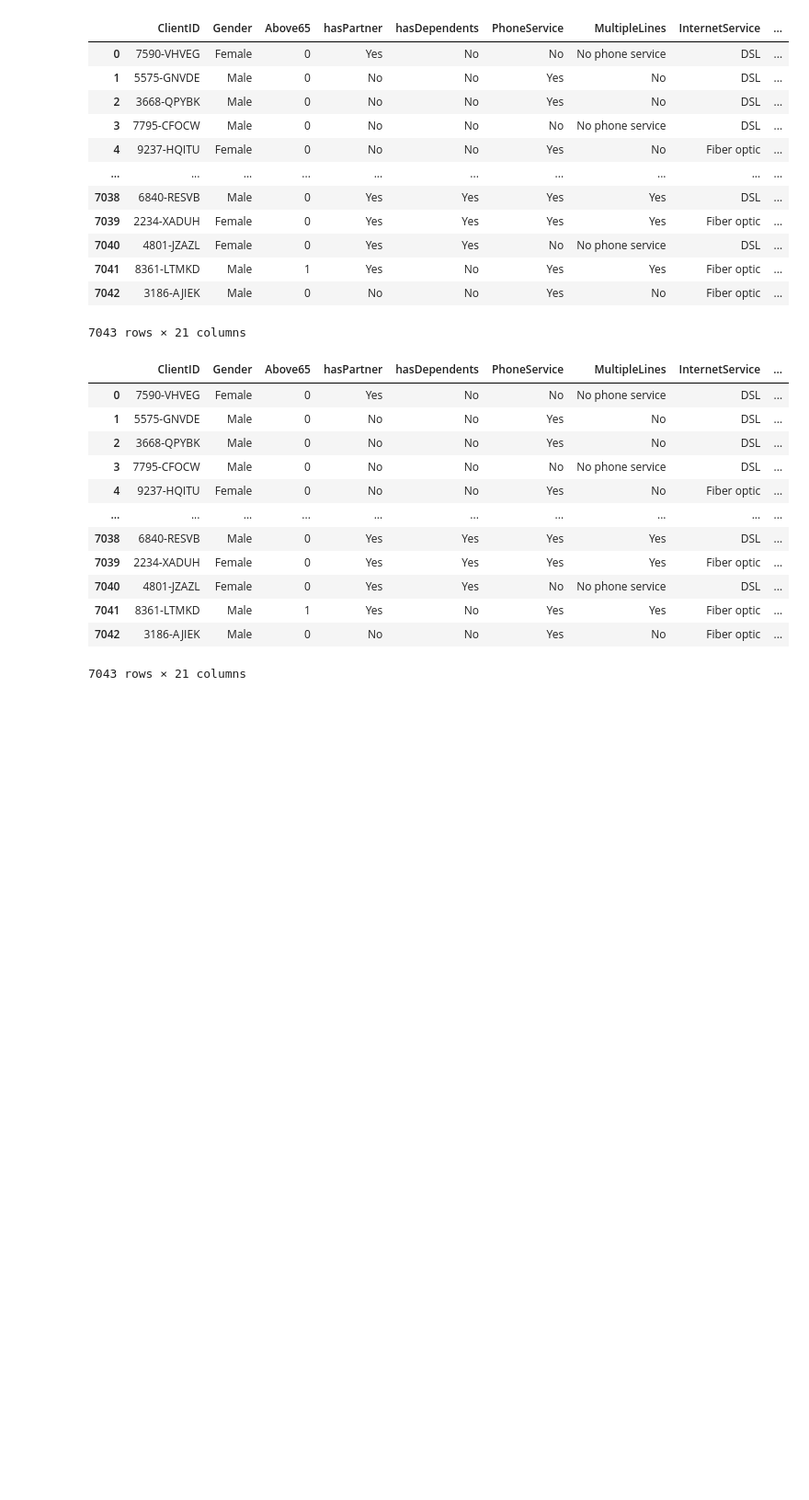
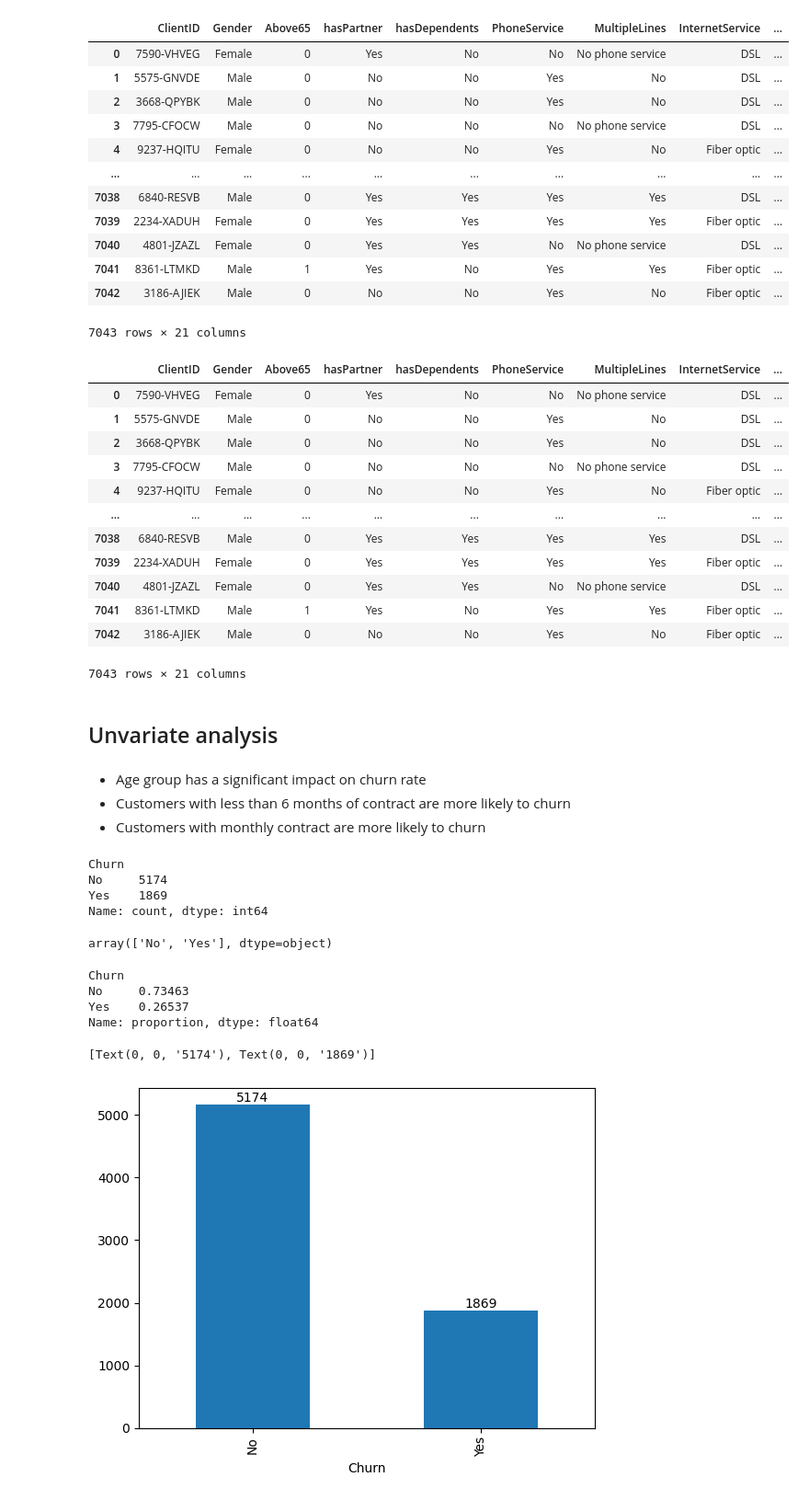
Before and after one commit to RanielliMontagna/ia-learning, a Jupyter notebook: eda/eda_churn.ipynb, the cells around one changed output. Shown: that part at 92% size. Cells and saved outputs as stored; diff of their text form; code cells hidden in the pictures; blank space fills up the shorter version.

Commit message:
feat(eda): cover univariate analysis

```diff
--- a/eda/eda_churn.ipynb
+++ b/eda/eda_churn.ipynb
@@ -131,4 +131,4 @@ memory usage: 440.3+ KB
 ## Transform Data
 # %%
 # Transform Columnn 'TotalCharges' to Float Type - Approach 1
-df_contracts.TotalCharges = df_contracts.TotalCharges.astype(float)
+# df_contracts.TotalCharges = df_contracts.TotalCharges.astype(float)
@@ -539,3 +537,38 @@ df_churn.fillna(value={'TotalCharges': mean})
 | 7041 | 8361-LTMKD | Male | 1 | Yes | No | Yes | Yes | Fiber optic | ... |
 | 7042 | 3186-AJIEK | Male | 0 | No | No | Yes | No | Fiber optic | ... |
 7043 rows × 21 columns
+# %% [markdown]
+## Unvariate analysis
+# %% [markdown]
+- Age group has a significant impact on churn rate
+- Customers with less than 6 months of contract are more likely to churn
+- Customers with monthly contract are more likely to churn
+# %%
+# Count clients using churn variable as reference
+df_churn['Churn'].value_counts()
+# %% [output]
+Churn
+No     5174
+Yes    1869
+Name: count, dtype: int64
+# %%
+# How identify unique values in a column of DataFrame
+df_churn.Churn.unique()
+# %% [output]
+array(['No', 'Yes'], dtype=object)
+# %%
+# How is a percentage of churn in DataFrame
+df_churn.Churn.value_counts(normalize=True)
+# %% [output]
+Churn
+No     0.73463
+Yes    0.26537
+Name: proportion, dtype: float64
+# %%
+# Plot distribution of Churn variable - Quantity
+ax = df_churn.Churn.value_counts().plot.bar()
+
+ax.bar_label(ax.containers[0])
+# %% [output]
+[Text(0, 0, '5174'), Text(0, 0, '1869')]
+[figure, added]
```
Also changed, not shown: parts of 19 cells of this notebook.
